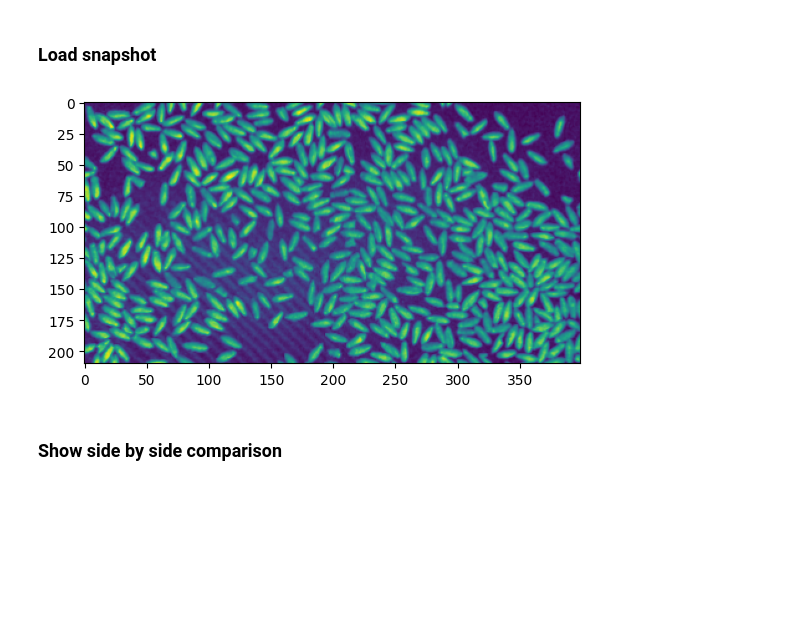
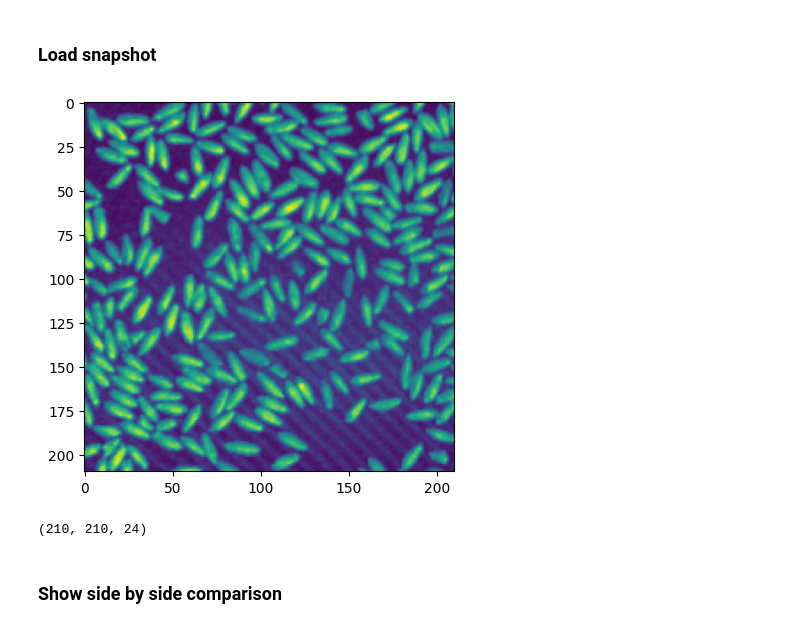
Before and after one commit to amar-music/hyperspectral-snapshot-upscaling, a Jupyter notebook: explore.ipynb, the cells around one changed output. Cells and saved outputs as stored; diff of their text form; code cells hidden in the pictures; blank space fills up the shorter version.

```diff
--- a/explore.ipynb
+++ b/explore.ipynb
@@ -144,27 +156,32 @@ plt.show()
 # %%
 from preprocessing import preprocessSnapshot
 import matplotlib.pyplot as plt
 
 # Specify paths
 ss_path = "data/Snapshot/processed/train/spelt_s3/"
 ss_mtx_path = 'calibration/snapshot_matrix.npy'
 ss_dist_path = 'calibration/snapshot_dist.npy'
 
 # Load and preprocess file
-ss_x_off = (3, 402)
+# ss_x_off = (3, 402)
+# ss_y_off = (2, 212)
+ss_x_off = (3, 213)
 ss_y_off = (2, 212)
 
 ss_file = preprocessSnapshot(ss_path, ss_mtx_path, ss_dist_path, ss_x_off, ss_y_off)
 
 # Store to variables
 ss_img = ss_file[0]
 ss_wavelengths = ss_file[1]
 
 
 plt.imshow(ss_img[:, :, 3])
 plt.show()
+
+print(ss_img.shape)
 # %% [output]
-[figure, old version]
+[figure, new version]
+(210, 210, 24)
 # %% [markdown]
 ### Show side by side comparison
 # %%
```
Also changed, not shown: parts of 10 cells of this notebook, 3 other files.
